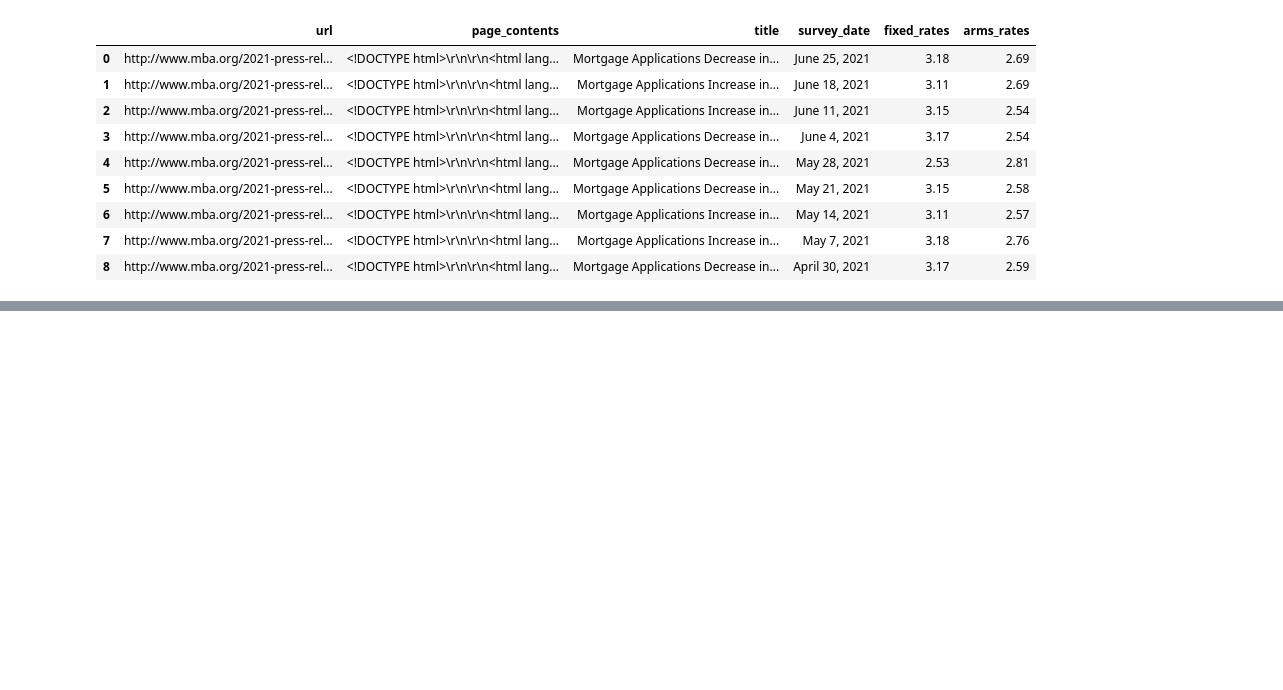
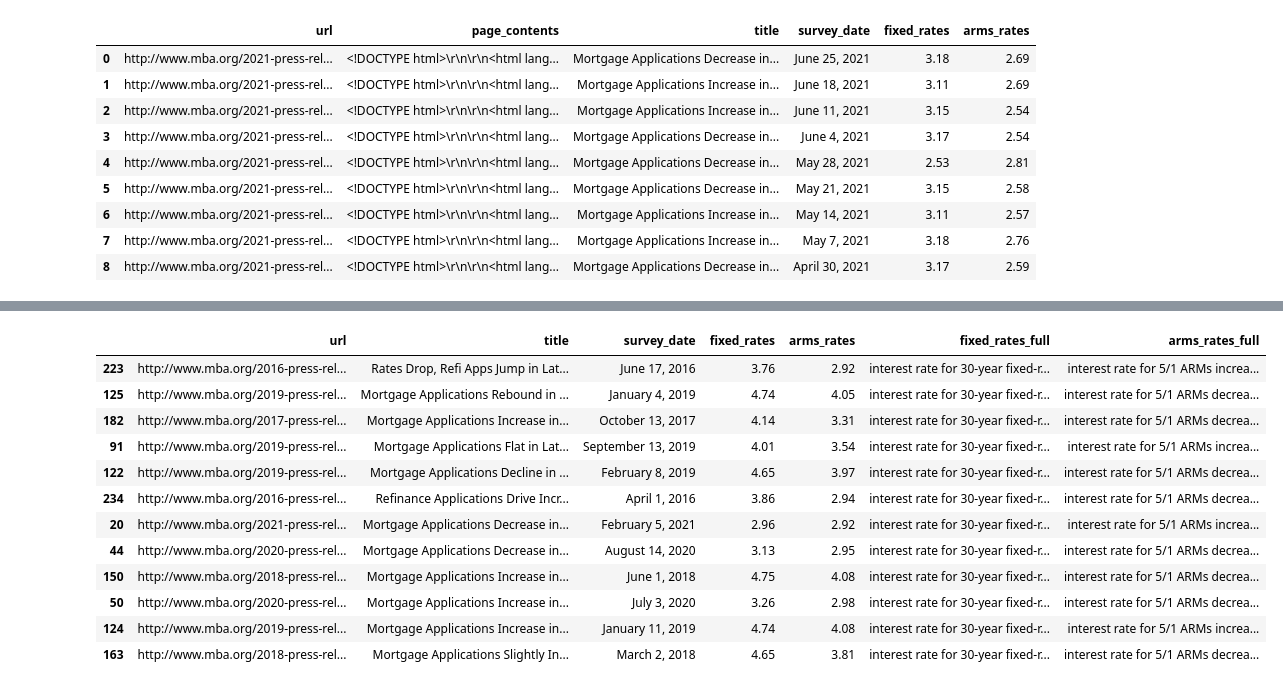
Before and after one commit to saveyak/real_estate_data, a Jupyter notebook: Mortgage Data Script.ipynb, the cells around one changed output, grey strips where cells are left out. Drawn from its saved outputs; the diff is of its cells as text; code cells hidden in the pictures; blank space fills up the shorter version.

```diff
--- a/Mortgage Data Script.ipynb
+++ b/Mortgage Data Script.ipynb
@@ -290,0 +308,21 @@ df2.to_csv("mortgage_data.csv")
+# %%
+#Look at a random sample of 5% of the dataset to check accuracy
+#https://pandas.pydata.org/pandas-docs/stable/reference/api/pandas.DataFrame.sample.html
+
+pd.set_option("max_colwidth", 250)
+
+df2.sample(frac=0.05)
+# %% [output]
+|  | url | title | survey_date | fixed_rates | arms_rates | fixed_rates_full | arms_rates_full |
+| 223 | http://www.mba.org/2016-press-rel... | Rates Drop, Refi Apps Jump in Lat... | June 17, 2016 | 3.76 | 2.92 | interest rate for 30-year fixed-r... | interest rate for 5/1 ARMs increa... |
+| 125 | http://www.mba.org/2019-press-rel... | Mortgage Applications Rebound in ... | January 4, 2019 | 4.74 | 4.05 | interest rate for 30-year fixed-r... | interest rate for 5/1 ARMs decrea... |
+| 182 | http://www.mba.org/2017-press-rel... | Mortgage Applications Increase in... | October 13, 2017 | 4.14 | 3.31 | interest rate for 30-year fixed-r... | interest rate for 5/1 ARMs decrea... |
+| 91 | http://www.mba.org/2019-press-rel... | Mortgage Applications Flat in Lat... | September 13, 2019 | 4.01 | 3.54 | interest rate for 30-year fixed-r... | interest rate for 5/1 ARMs increa... |
+| 122 | http://www.mba.org/2019-press-rel... | Mortgage Applications Decline in ... | February 8, 2019 | 4.65 | 3.97 | interest rate for 30-year fixed-r... | interest rate for 5/1 ARMs decrea... |
+| 234 | http://www.mba.org/2016-press-rel... | Refinance Applications Drive Incr... | April 1, 2016 | 3.86 | 2.94 | interest rate for 30-year fixed-r... | interest rate for 5/1 ARMs decrea... |
+| 20 | http://www.mba.org/2021-press-rel... | Mortgage Applications Decrease in... | February 5, 2021 | 2.96 | 2.92 | interest rate for 30-year fixed-r... | interest rate for 5/1 ARMs increa... |
+| 44 | http://www.mba.org/2020-press-rel... | Mortgage Applications Decrease in... | August 14, 2020 | 3.13 | 2.95 | interest rate for 30-year fixed-r... | interest rate for 5/1 ARMs decrea... |
+| 150 | http://www.mba.org/2018-press-rel... | Mortgage Applications Increase in... | June 1, 2018 | 4.75 | 4.08 | interest rate for 30-year fixed-r... | interest rate for 5/1 ARMs decrea... |
+| 50 | http://www.mba.org/2020-press-rel... | Mortgage Applications Increase in... | July 3, 2020 | 3.26 | 2.98 | interest rate for 30-year fixed-r... | interest rate for 5/1 ARMs decrea... |
+| 124 | http://www.mba.org/2019-press-rel... | Mortgage Applications Increase in... | January 11, 2019 | 4.74 | 4.08 | interest rate for 30-year fixed-r... | interest rate for 5/1 ARMs increa... |
+| 163 | http://www.mba.org/2018-press-rel... | Mortgage Applications Slightly In... | March 2, 2018 | 4.65 | 3.81 | interest rate for 30-year fixed-r... | interest rate for 5/1 ARMs decrea... |
```
Also changed, not shown: parts of 11 cells of this notebook, 1 other file.
